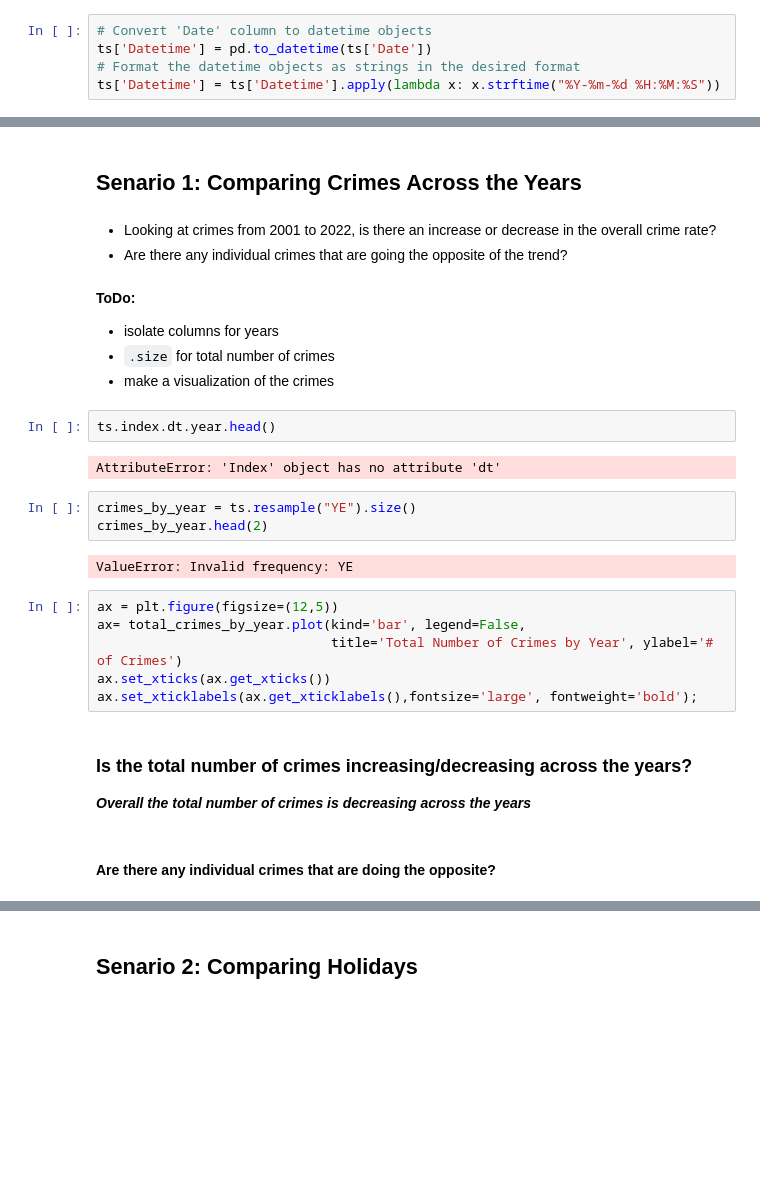
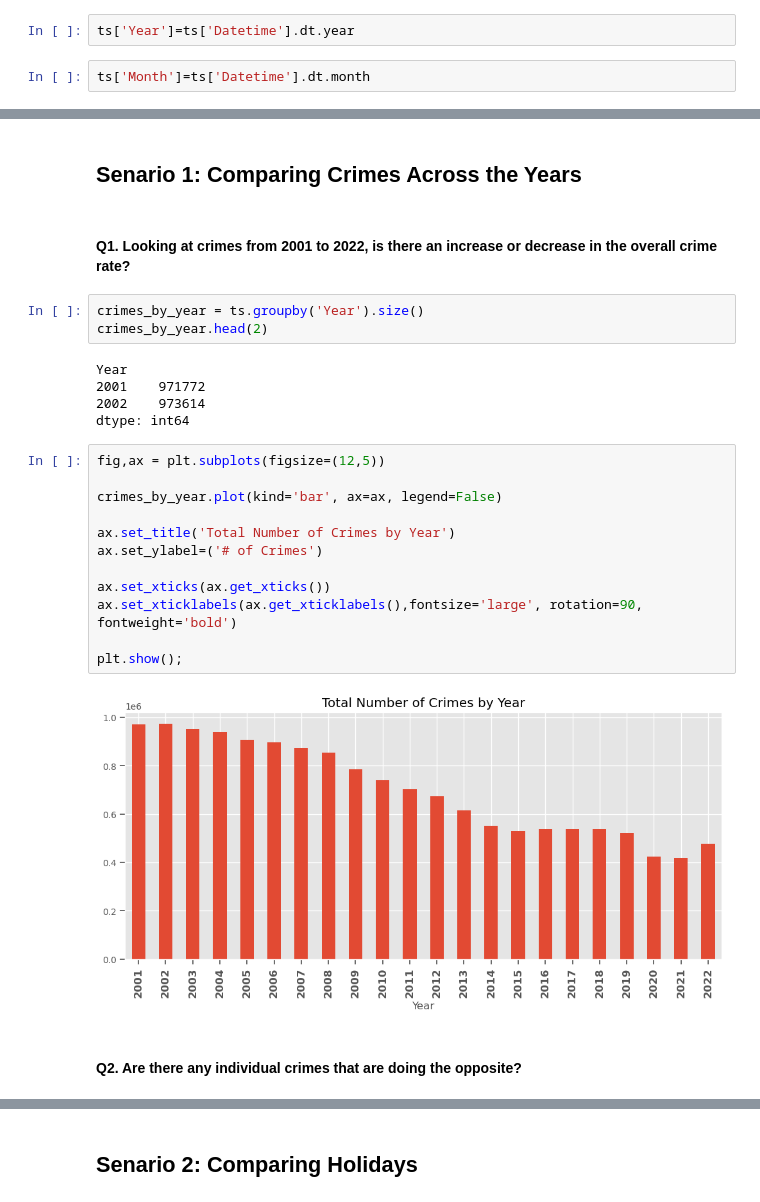
Before and after one commit to SeeBee8/Project-3, a Jupyter notebook: Part1-Chicago-Crime-Data.ipynb, the cells around one changed output, grey strips where cells are left out. Drawn from its saved outputs; the diff is of its cells as text; blank space fills up the shorter version.

````diff
--- a/Part1-Chicago-Crime-Data.ipynb
+++ b/Part1-Chicago-Crime-Data.ipynb
@@ -224,8 +263,7 @@ memory usage: 971.0+ MB
 ts.duplicated().sum()
 # %% [output]
 0
-# %%
-# Convert 'Date' column to datetime objects
-ts['Datetime'] = pd.to_datetime(ts['Date'])
-# Format the datetime objects as strings in the desired format
-ts['Datetime'] = ts['Datetime'].apply(lambda x: x.strftime("%Y-%m-%d %H:%M:%S"))
+# %%
+ts['Year']=ts['Datetime'].dt.year
+# %%
+ts['Month']=ts['Datetime'].dt.month
@@ -274,31 +350,29 @@ ts.index.duplicated().sum()
 # %% [markdown]
 ## Senario 1:  Comparing Crimes Across the Years
-# %% [markdown]
--  Looking at crimes from 2001 to 2022, is there an increase or decrease in the overall crime rate?
--  Are there any individual crimes that are going the opposite of the trend?
-# %% [markdown]
-**ToDo:**
-- isolate columns for years
-- ```.size``` for total number of crimes
-- make a visualization of the crimes
-# %%
-ts.index.dt.year.head()
-# %% [output]
-AttributeError: 'Index' object has no attribute 'dt'
+# %% [markdown]
+#### Q1.  Looking at crimes from 2001 to 2022, is there an increase or decrease in the overall crime rate?
 # %%
-crimes_by_year = ts.resample("YE").size()
+crimes_by_year = ts.groupby('Year').size()
 crimes_by_year.head(2)
 # %% [output]
-ValueError: Invalid frequency: YE
+Year
+2001    971772
+2002    973614
+dtype: int64
 # %%
-ax = plt.figure(figsize=(12,5))
-ax= total_crimes_by_year.plot(kind='bar', legend=False,
-                              title='Total Number of Crimes by Year', ylabel='# of Crimes')
+fig,ax = plt.subplots(figsize=(12,5))
+
+crimes_by_year.plot(kind='bar', ax=ax, legend=False)
+
+ax.set_title('Total Number of Crimes by Year')
+ax.set_ylabel=('# of Crimes')
+
 ax.set_xticks(ax.get_xticks())
-ax.set_xticklabels(ax.get_xticklabels(),fontsize='large', fontweight='bold');
+ax.set_xticklabels(ax.get_xticklabels(),fontsize='large', rotation=90, fontweight='bold')
+
+plt.show();
+# %% [output]
+[figure, added]
-# %% [markdown]
-### Is the total number of crimes increasing/decreasing across the years?
-***Overall the total number of crimes is decreasing across the years***
 # %% [markdown]
-#### Are there any individual crimes that are doing the opposite?
+#### Q2.  Are there any individual crimes that are doing the opposite?
 # %%
````
Also changed, not shown: parts of 60 cells of this notebook, 2 other files.
